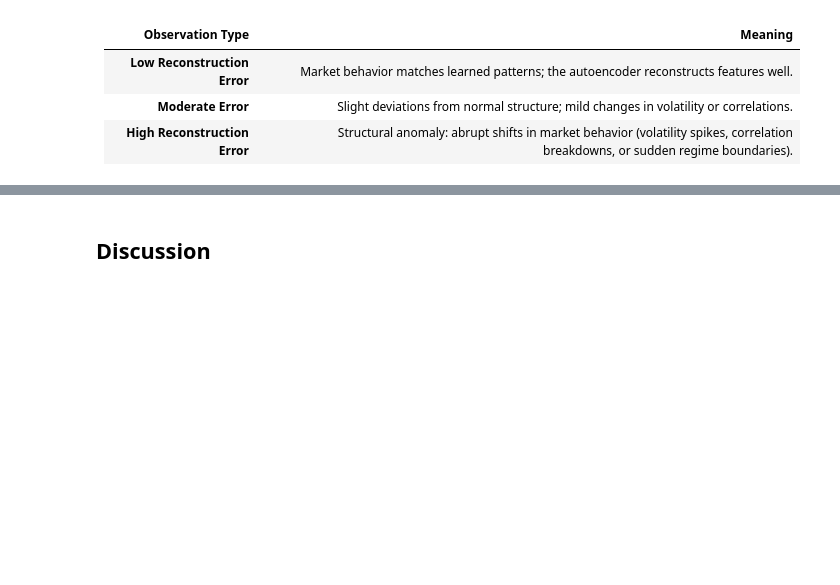
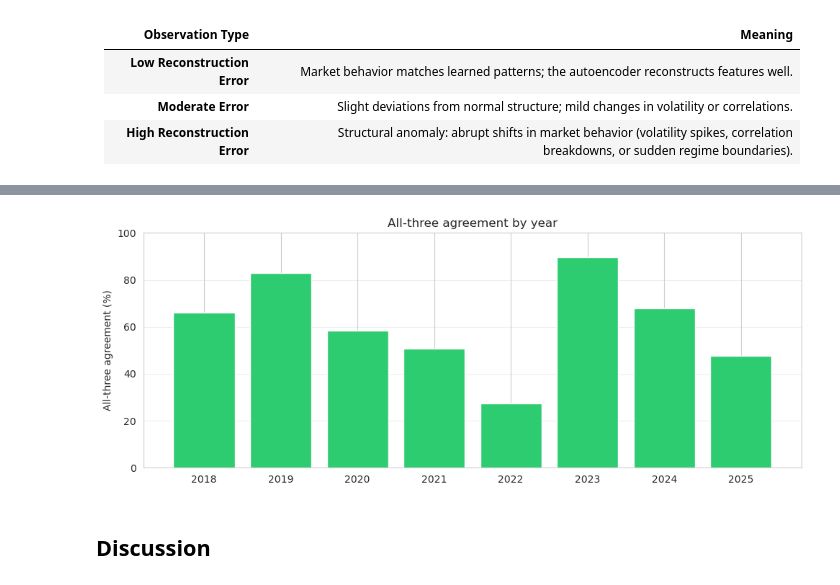
Before and after one commit to elvisbinks/risk-on-risk-off-crypto, a Jupyter notebook: notebooks/regime_analysis_clean.ipynb, the cells around one changed output, grey strips where cells are left out. Cells and saved outputs as stored; diff of their text form; code cells hidden in the pictures; blank space fills up the shorter version.

```diff
--- a/notebooks/regime_analysis_clean.ipynb
+++ b/notebooks/regime_analysis_clean.ipynb
@@ -379,3 +431,29 @@ plt.show()
+# %%
+import pandas as pd
+import matplotlib.pyplot as plt
+
+A = hmm_regimes
+B = gmm_regimes
+C = ae_regimes
+
+common_idx = A.index.intersection(B.index).intersection(C.index)
+A, B, C = A.loc[common_idx], B.loc[common_idx], C.loc[common_idx]
+
+df = pd.DataFrame({"A": A, "B": B, "C": C}, index=common_idx)
+df["all_agree"] = ((df["A"] == df["B"]) & (df["B"] == df["C"]))
+
+by_year = df["all_agree"].groupby(df.index.year).mean() * 100
+
+plt.figure(figsize=(10,4))
+plt.bar(by_year.index.astype(str), by_year.values, color="#2ecc71")
+plt.ylim(0, 100)
+plt.ylabel("All-three agreement (%)")
+plt.title("All-three agreement by year")
+plt.grid(axis="y", alpha=0.3)
+plt.tight_layout()
+plt.show()
+# %% [output]
+[figure, added]
 # %% [markdown]
 ## Discussion
 # %% [markdown]
```
Also changed, not shown: parts of 3 cells of this notebook.
